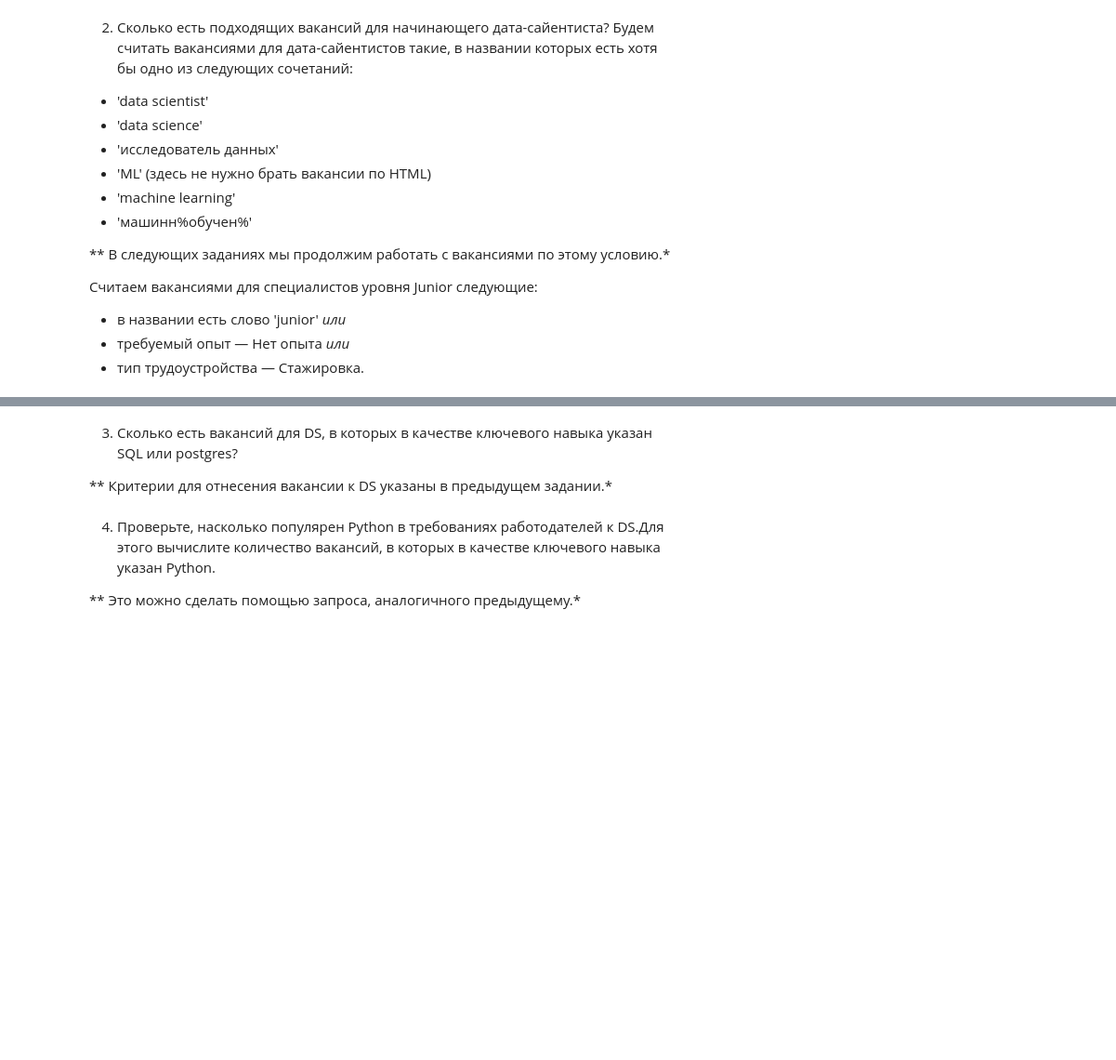
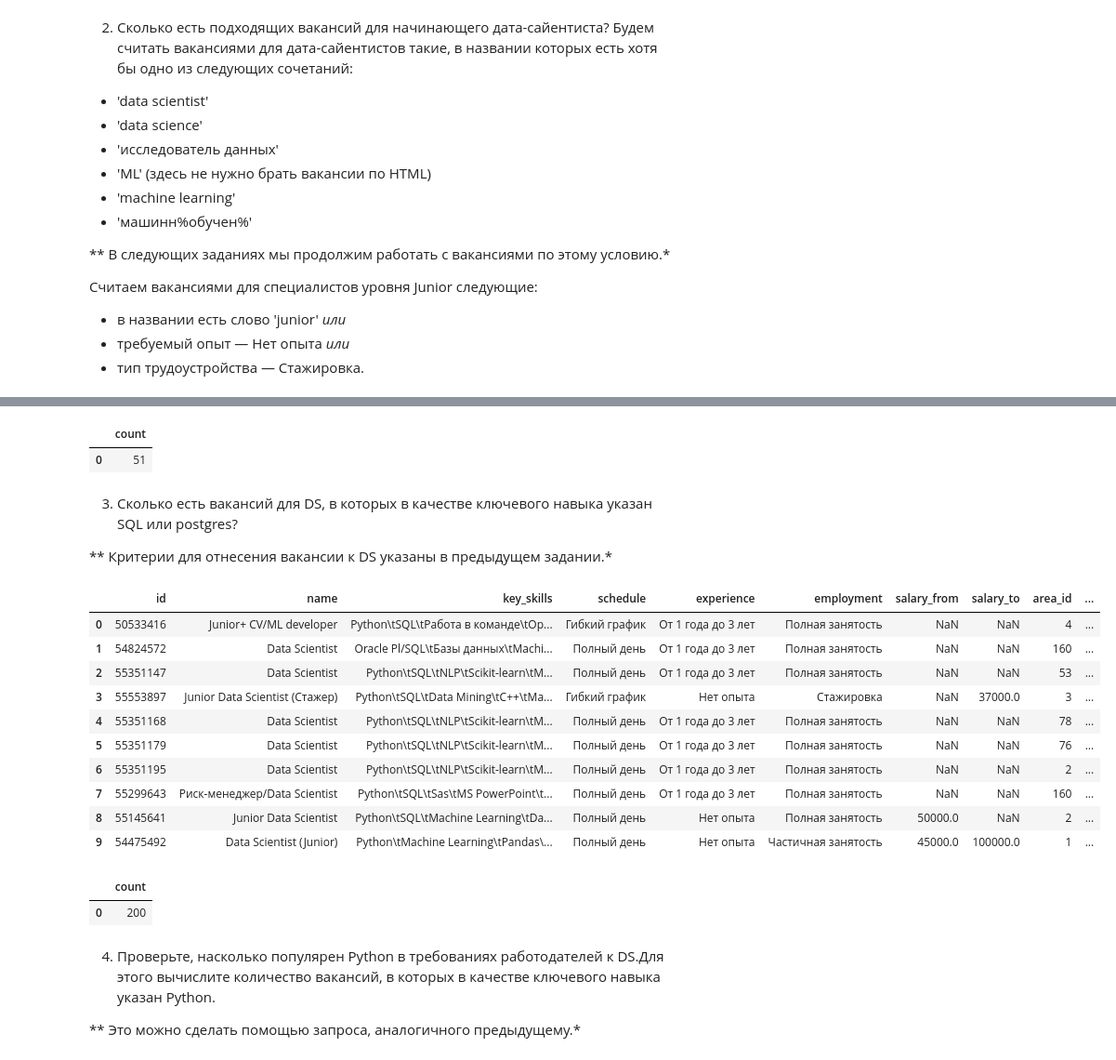
Before and after one commit to esmelnikova/education_dst_128, a Jupyter notebook: Project_2/notebooks/Project_2_Анализ вакансий HeadHunter.ipynb, the cells around one changed output, grey strips where cells are left out. Shown at 93% size. Saved outputs shown, nothing was run; the diff lists cells and outputs as text; code cells hidden in the pictures; blank space fills up the shorter version.

```diff
--- a/Project_2/notebooks/Project_2_Анализ вакансий HeadHunter.ipynb
+++ b/Project_2/notebooks/Project_2_Анализ вакансий HeadHunter.ipynb
@@ -576,11 +632,76 @@ df
+# %%
+# запрос для вывода кол-ва вакансий DS для начинающих специалистов
+query_6_2 = f'''
+SELECT count(*)
+FROM public.vacancies
+where (lower(name) like '%data scientist%' OR
+	   lower(name) like '%data science%' OR
+	   lower(name) like '%исследователь данных%' OR
+	   (name like '%ML%' and name NOT like '%HTML%' and NOT name like '%QML%') OR --дополнительно исключаем лишние вакансии
+	   lower(name) like '%machine learning%' OR
+	   lower(name) like '%машинн%обучен%') AND
+	   (lower(name) like '%junior%' OR lower(experience) like 'нет опыта' OR  lower(schedule) like 'стажировка')
+'''
+
+# кол-во вакансий
+df = pd.read_sql_query(query_6_2, connection)
+display(df)
+# %% [output]
+|  | count |
+| 0 | 51 |
 # %% [markdown]
 3. Сколько есть вакансий для DS, в которых в качестве ключевого навыка указан SQL или postgres?
 
 ** Критерии для отнесения вакансии к DS указаны в предыдущем задании.*
 # %%
-# текст запроса
+# запрос для визуального исследования данных (выводим всю информацию по выбранным вакансиям)
+query_6_3 = f'''
+SELECT *
+FROM public.vacancies
+where (lower(name) like '%data scientist%' OR
+	   lower(name) like '%data science%' OR
+	   lower(name) like '%исследователь данных%' OR
+	   (name like '%ML%' and name NOT like '%HTML%' and NOT name like '%QML%') OR --дополнительно исключаем лишние вакансии
+	   lower(name) like '%machine learning%' OR
+	   lower(name) like '%машинн%обучен%') AND
+	   (lower(key_skills) like '%sql%' OR lower(key_skills) like '%postgres%')
+'''
+
+# результат запроса
+df = pd.read_sql_query(query_6_3, connection)
+display(df.head(10))
+# %% [output]
+|  | id | name | key_skills | schedule | experience | employment | salary_from | salary_to | area_id | ... |
+| 0 | 50533416 | Junior+ CV/ML developer | Python\tSQL\tРабота в команде\tOp... | Гибкий график | От 1 года до 3 лет | Полная занятость | NaN | NaN | 4 | ... |
+| 1 | 54824572 | Data Scientist | Oracle Pl/SQL\tБазы данных\tMachi... | Полный день | От 1 года до 3 лет | Полная занятость | NaN | NaN | 160 | ... |
+| 2 | 55351147 | Data Scientist | Python\tSQL\tNLP\tScikit-learn\tM... | Полный день | От 1 года до 3 лет | Полная занятость | NaN | NaN | 53 | ... |
+| 3 | 55553897 | Junior Data Scientist (Стажер) | Python\tSQL\tData Mining\tC++\tМа... | Гибкий график | Нет опыта | Стажировка | NaN | 37000.0 | 3 | ... |
+| 4 | 55351168 | Data Scientist | Python\tSQL\tNLP\tScikit-learn\tM... | Полный день | От 1 года до 3 лет | Полная занятость | NaN | NaN | 78 | ... |
+| 5 | 55351179 | Data Scientist | Python\tSQL\tNLP\tScikit-learn\tM... | Полный день | От 1 года до 3 лет | Полная занятость | NaN | NaN | 76 | ... |
+| 6 | 55351195 | Data Scientist | Python\tSQL\tNLP\tScikit-learn\tM... | Полный день | От 1 года до 3 лет | Полная занятость | NaN | NaN | 2 | ... |
+| 7 | 55299643 | Риск-менеджер/Data Scientist | Python\tSQL\tSas\tMS PowerPoint\t... | Полный день | От 1 года до 3 лет | Полная занятость | NaN | NaN | 160 | ... |
+| 8 | 55145641 | Junior Data Scientist | Python\tSQL\tMachine Learning\tDa... | Полный день | Нет опыта | Полная занятость | 50000.0 | NaN | 2 | ... |
+| 9 | 54475492 | Data Scientist (Junior) | Python\tMachine Learning\tPandas\... | Полный день | Нет опыта | Частичная занятость | 45000.0 | 100000.0 | 1 | ... |
 # %%
-# результат запроса
+# запрос кол-ва вакансий DS по выбранным условиям
+query_6_3 = f'''
+SELECT count(*)
+FROM public.vacancies
+where (lower(name) like '%data scientist%' OR
+	   lower(name) like '%data science%' OR
+	   lower(name) like '%исследователь данных%' OR
+	   (name like '%ML%' and name NOT like '%HTML%' and NOT name like '%QML%') OR --дополнительно исключаем лишние вакансии
+	   lower(name) like '%machine learning%' OR
+	   lower(name) like '%машинн%обучен%') AND
+	   (lower(key_skills) like '%sql%' OR lower(key_skills) like '%postgres%')
+'''
+
+# кол-во вакансий
+df = pd.read_sql_query(query_6_3, connection)
+display(df)
+# %% [output]
+|  | count |
+| 0 | 200 |
 # %% [markdown]
 4. Проверьте, насколько популярен Python в требованиях работодателей к DS.Для этого вычислите количество вакансий, в которых в качестве ключевого навыка указан Python.
 
```
Also changed, not shown: parts of 27 cells of this notebook, 1 other file.
